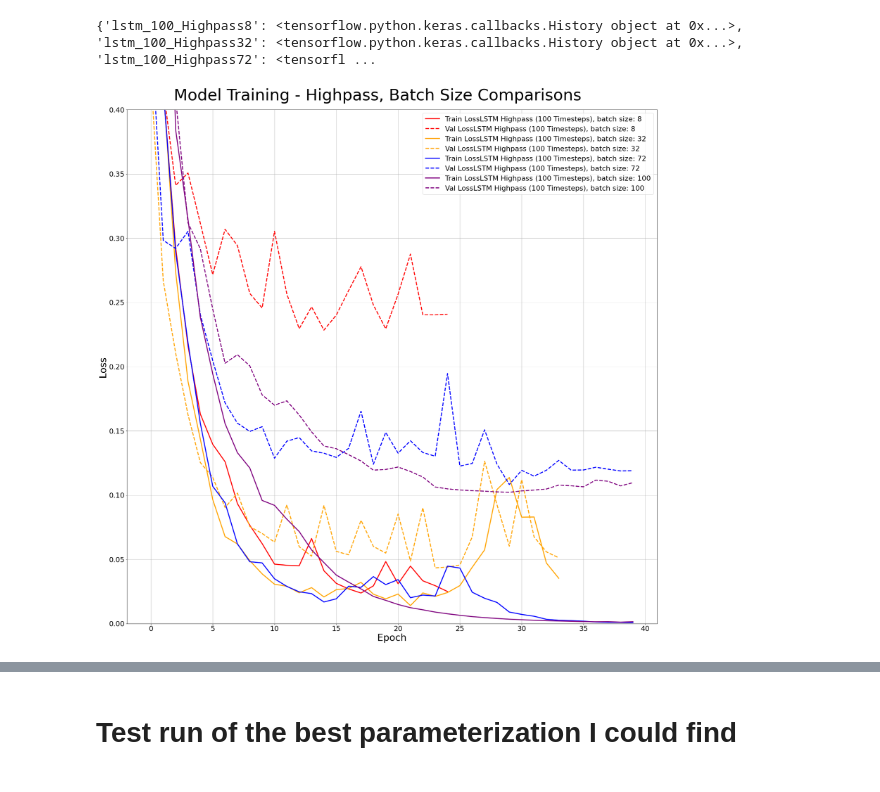
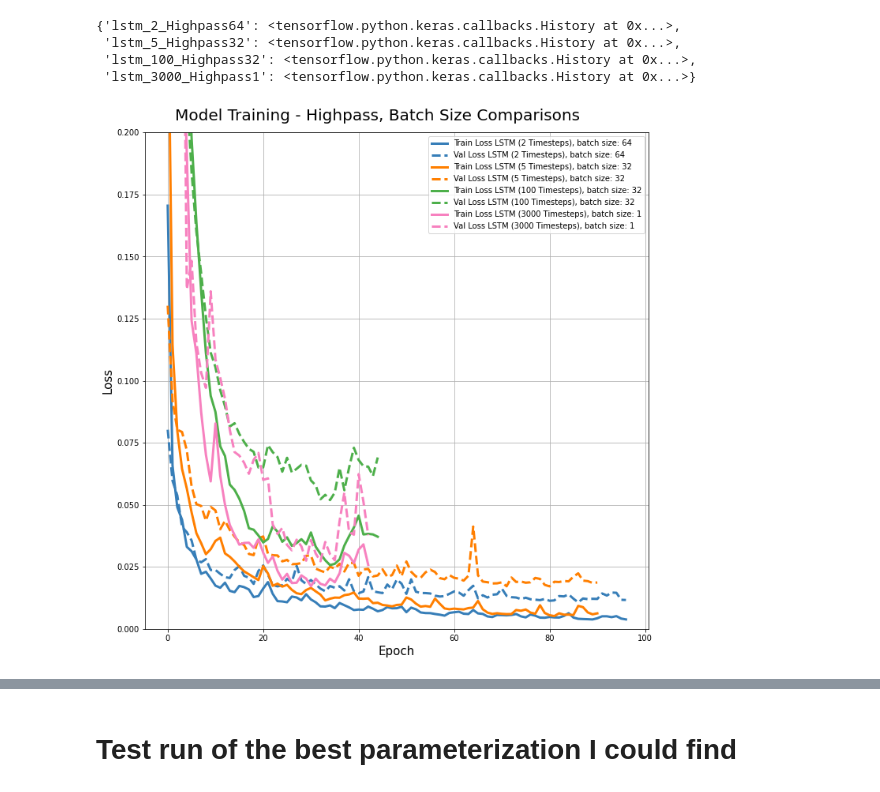
Before and after one commit to epic-research-group/das-to-discharge, a Jupyter notebook: window_size_comparisons.ipynb, the cells around one changed output, grey strips where cells are left out. Drawn from its saved outputs; the diff is of its cells as text; code cells hidden in the pictures.

Commit message:
Updates to window size testing.

```diff
--- a/window_size_comparisons.ipynb
+++ b/window_size_comparisons.ipynb
@@ -82,29 +81,40 @@ Epoch 40/100
-# %%
-print(history)
-# %% [output]
-{'lstm_100_Highpass8': <tensorflow.python.keras.callbacks.History object at 0x...>, 'lstm_100_Highpass32': <tensorflow.python.keras.callbacks.History object at 0x...>, 'lstm_100_Highpass72': <tensorfl ...
+# %%
+history
+# %% [output]
+{'lstm_2_Highpass64': <tensorflow.python.keras.callbacks.History at 0x...>,
+ 'lstm_5_Highpass32': <tensorflow.python.keras.callbacks.History at 0x...>,
+ 'lstm_100_Highpass32': <tensorflow.python.keras.callbacks.History at 0x...>,
+ 'lstm_3000_Highpass1': <tensorflow.python.keras.callbacks.History at 0x...>}
 # %%
-colors =['red', 'orange', 'blue', 'purple']
-fig, ax = plt.subplots(figsize=(25,25))
-for hist, legend, c in zip(('lstm_'+str(window_width)+'_Highpass'+str(batch_num[0]),'lstm_'+str(window_width)+'_Highpass'+str(batch_num[1]),'lstm_'+str(window_width)+'_Highpass'+str(batch_num[2]), 'lstm_'+str(window_width)+'_Highpass'+str(batch_num[3])),
-                            ('LSTM Highpass ('+str(window_width)+' Timesteps), batch size: '+str(batch_num[0]),'LSTM Highpass ('+str(window_width)+' Timesteps), batch size: '+str(batch_num[1]),'LSTM Highpass ('+str(window_width)+' Timesteps), batch size: '+str(batch_num[2]),'LSTM Highpass ('+str(window_width)+' Timesteps), batch size: '+str(batch_num[3])),
+colors =['#377eb8', '#ff7f00', '#4daf4a',
+                  '#f781bf']
+fig, ax = plt.subplots(figsize=(10,10))
+for hist, leg, c in zip(
+    ('lstm_'+str(window_width[0])+'_Highpass'+str(batch_num[0]),
+     'lstm_'+str(window_width[1])+'_Highpass'+str(batch_num[1]),
+     'lstm_'+str(window_width[2])+'_Highpass'+str(batch_num[2]),
+     'lstm_'+str(window_width[3])+'_Highpass'+str(batch_num[3])),
+                            ('LSTM ('+str(window_width[0])+' Timesteps), batch size: '+str(batch_num[0]),
+                             'LSTM ('+str(window_width[1])+' Timesteps), batch size: '+str(batch_num[1]),
+                             'LSTM ('+str(window_width[2])+' Timesteps), batch size: '+str(batch_num[2]),
+                             'LSTM ('+str(window_width[3])+' Timesteps), batch size: '+str(batch_num[3])),
                           colors):
 
-    ax.plot(history[hist].history['loss'], label='Train Loss'+legend,linewidth=3, c=c)
-    ax.plot(history[hist].history['val_loss'], label='Val Loss'+legend,linewidth=3, ls='--', c=c)
+    ax.plot(history[hist].history['loss'], label='Train Loss '+leg,linewidth=3, c=c)
+    ax.plot(history[hist].history['val_loss'], label='Val Loss '+leg,linewidth=3, ls='--', c=c)
 
 fig.patch.set_facecolor('white')
-ax.set_ylabel('Loss', size=30)
-ax.set_xlabel('Epoch', size=30)
-ax.set_ylim((0, .4))
+ax.set_ylabel('Loss', size=15)
+ax.set_xlabel('Epoch', size=15)
+ax.set_ylim((0, .2))
 ax.grid()
 ax.legend()
-fig.suptitle('Model Training - Highpass, Batch Size Comparisons', fontsize = 50)
+fig.suptitle('Model Training - Highpass, Batch Size Comparisons', fontsize = 20)
 
 plt.tight_layout()
 plt.show()
 # %% [output]
-[figure, old version]
+[figure, new version]
 # %%
 #plt.imshow(multi_step_window_shuffled.train_channels_normed[1][0],aspect='auto', vmin = -2, vmax=2)
 # %%
```
Also changed, not shown: parts of 118 cells of this notebook.
